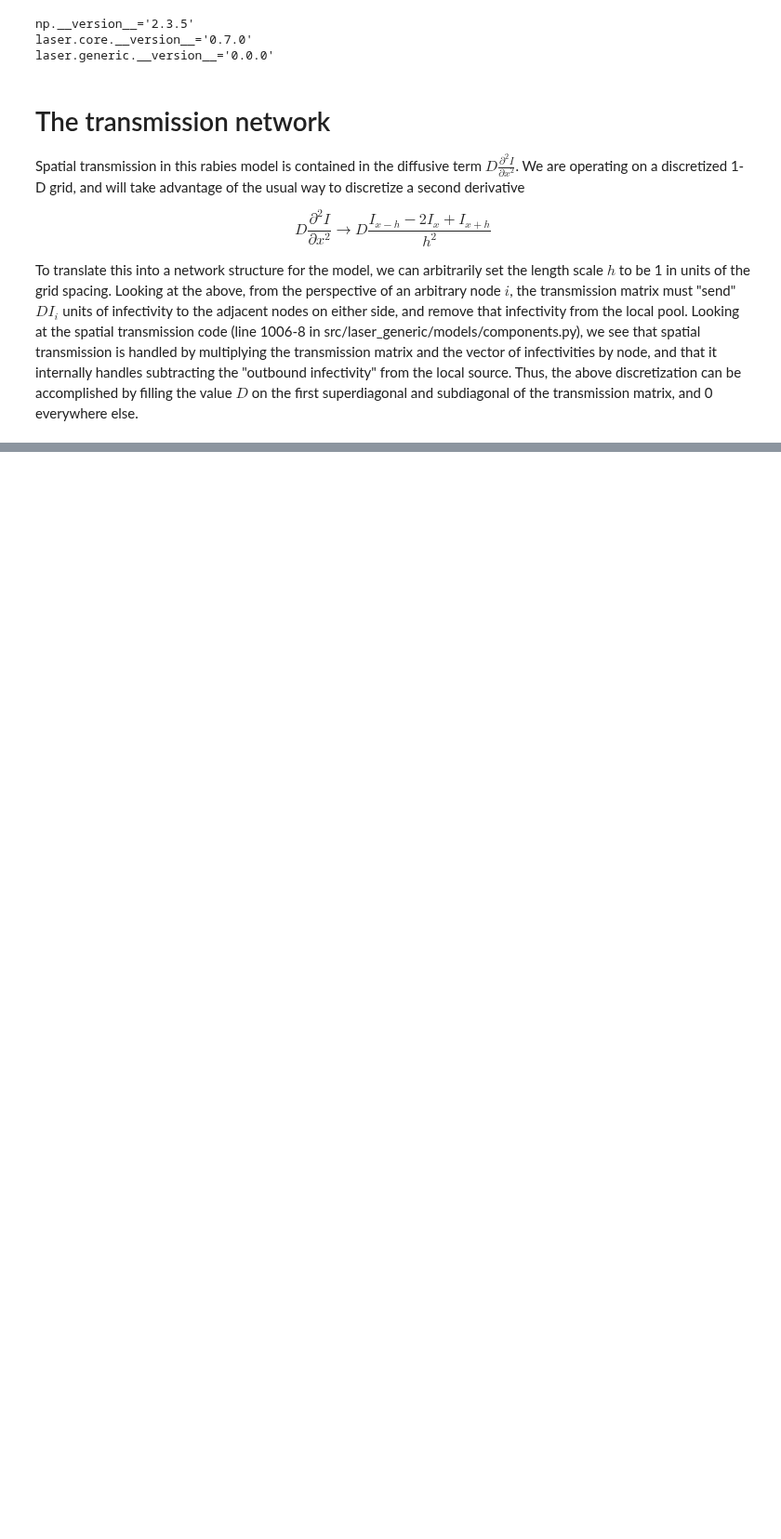
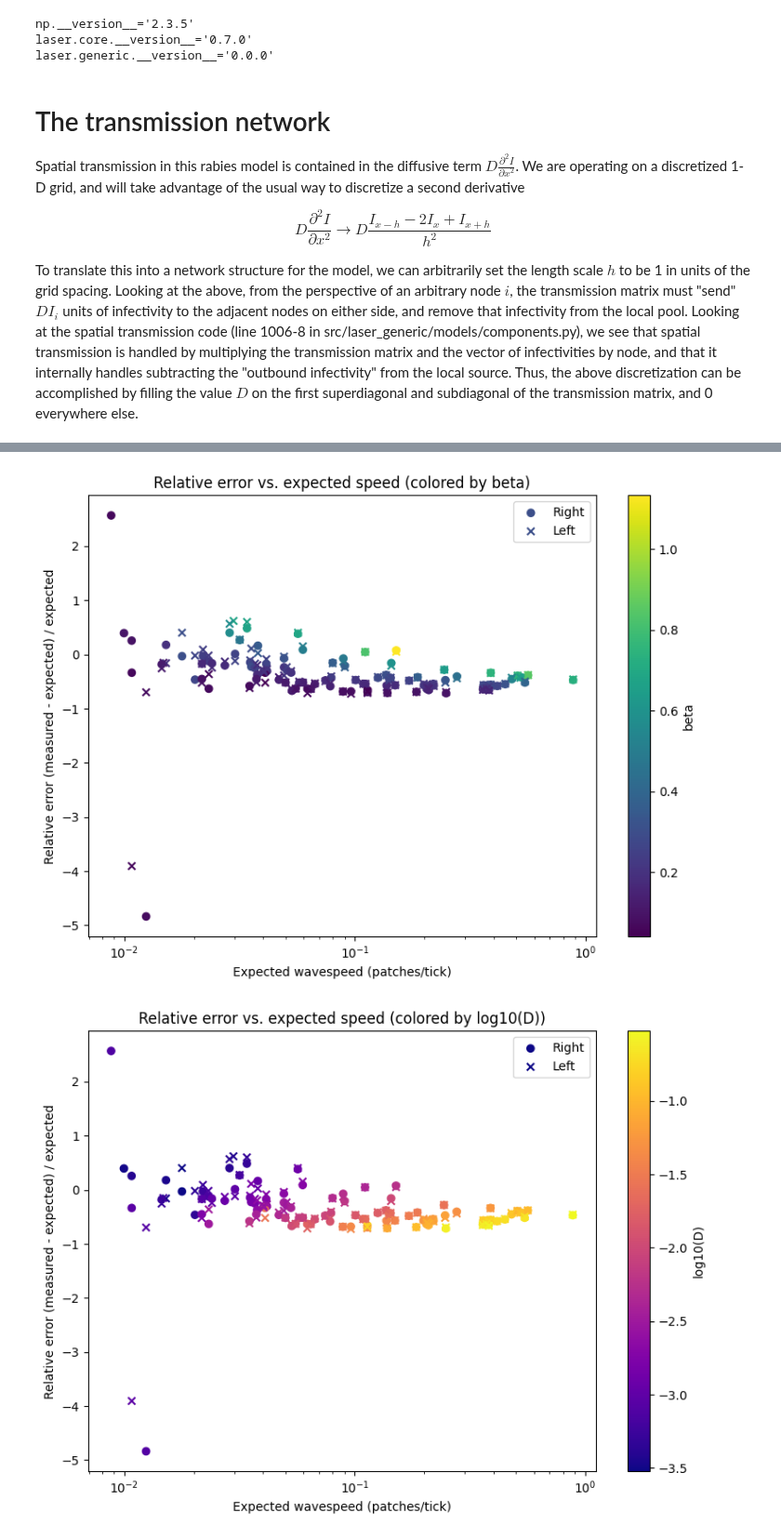
Before and after one commit to laser-base/laser-generic, a Jupyter notebook: docs/tutorials/notebooks/09_rabies_diffusion_1D.ipynb, the cells around one changed output, grey strips where cells are left out. Shown at 93% size. Saved outputs shown, nothing was run; the diff lists cells and outputs as text; code cells hidden in the pictures; blank space fills up the shorter version.

```diff
--- a/docs/tutorials/notebooks/09_rabies_diffusion_1D.ipynb
+++ b/docs/tutorials/notebooks/09_rabies_diffusion_1D.ipynb
@@ -171,0 +225,46 @@ array([ 55, 126, 188, 265, 289, 345, 395, 461, 506, 552, 586, 628, 676,
+# %%
+# Compute relative errors
+rel_err_left = (results_df["velocity_left"] - results_df["expected_speed"]) / results_df["expected_speed"]
+rel_err_right = (results_df["velocity_right"] - results_df["expected_speed"]) / results_df["expected_speed"]
+
+# Plot: colored by R0
+plt.figure(figsize=(8, 6))
+sc = plt.scatter(results_df["expected_speed"], rel_err_right, c=results_df["R0"]/results_df['infmean'], cmap='viridis', label="Right", marker='o')
+plt.colorbar(sc, label="beta")
+plt.scatter(results_df["expected_speed"], rel_err_left, c=results_df["R0"]/results_df['infmean'], cmap='viridis', marker='x', label="Left")
+plt.xscale('log')
+plt.xlabel("Expected wavespeed (patches/tick)")
+plt.ylabel("Relative error (measured - expected) / expected")
+plt.title("Relative error vs. expected speed (colored by beta)")
+plt.legend()
+plt.tight_layout()
+plt.show()
+
+# Plot: colored by D
+plt.figure(figsize=(8, 6))
+sc = plt.scatter(results_df["expected_speed"], rel_err_right, c=np.log10(results_df["D"]), cmap='plasma', label="Right", marker='o')
+plt.colorbar(sc, label="log10(D)")
+plt.scatter(results_df["expected_speed"], rel_err_left, c=np.log10(results_df["D"]), cmap='plasma', marker='x', label="Left")
+plt.xscale('log')
+plt.xlabel("Expected wavespeed (patches/tick)")
+plt.ylabel("Relative error (measured - expected) / expected")
+plt.title("Relative error vs. expected speed (colored by log10(D))")
+plt.legend()
+plt.tight_layout()
+plt.show()
+
+# Plot: colored by infmean
+plt.figure(figsize=(8, 6))
+sc = plt.scatter(results_df["expected_speed"], rel_err_right, c=results_df["infmean"], cmap='cividis', label="Right", marker='o')
+plt.colorbar(sc, label="inf_mean")
+plt.scatter(results_df["expected_speed"], rel_err_left, c=results_df["infmean"], cmap='cividis', marker='x', label="Left")
+plt.xscale('log')
+plt.xlabel("Expected wavespeed (patches/tick)")
+plt.ylabel("Relative error (measured - expected) / expected")
+plt.title("Relative error vs. expected speed (colored by inf_mean)")
+plt.legend()
+plt.tight_layout()
+plt.show()
+# %% [output]
+[figure, added]
+[figure, added]
```
Also changed, not shown: parts of 10 cells of this notebook.
